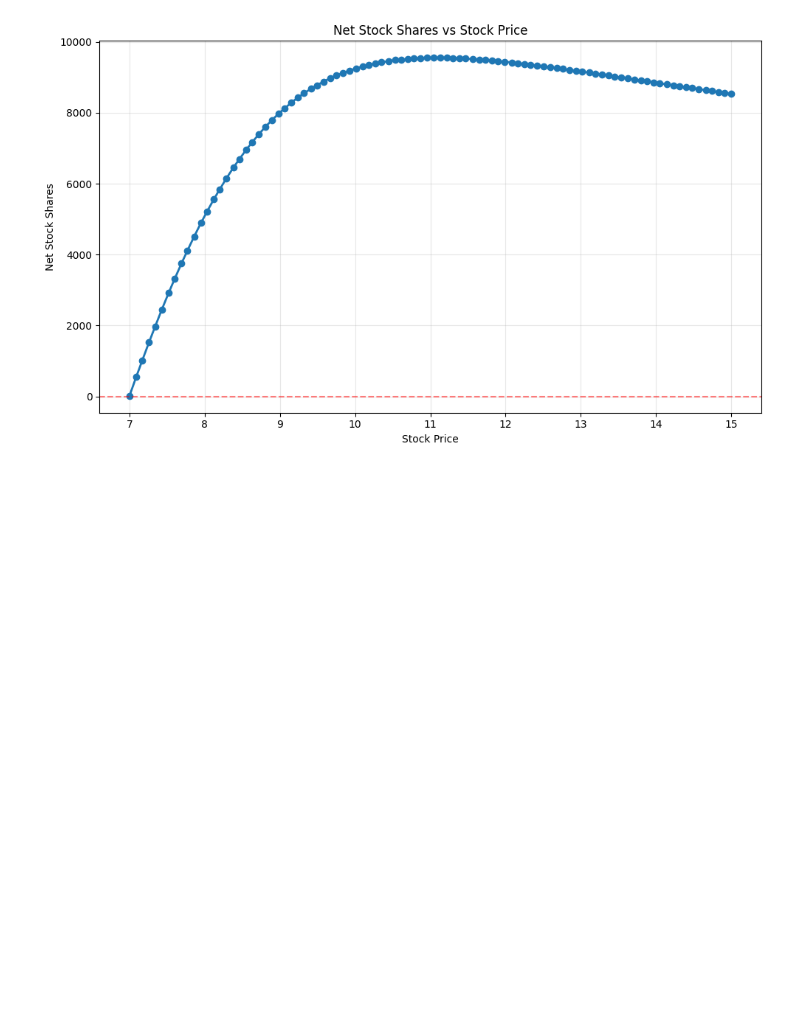
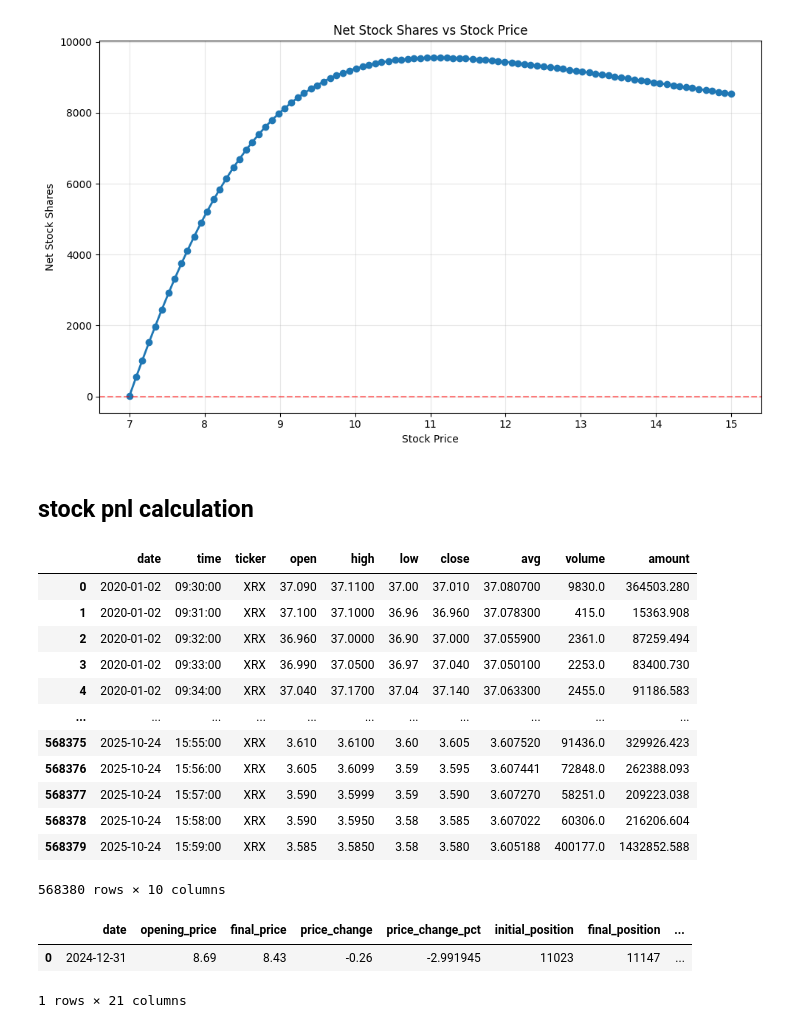
Before and after one commit to youngyicheng/credit_research, a Jupyter notebook: demo_w_option.ipynb, the cells around one changed output. Saved outputs shown, nothing was run; the diff lists cells and outputs as text; code cells hidden in the pictures; blank space fills up the shorter version.

Commit message:
fea: stock_pnl module

```diff
--- a/demo_w_option.ipynb
+++ b/demo_w_option.ipynb
@@ -234,3 +234,23 @@ plt.tight_layout()
 plt.show()
 # %% [output]
 [figure]
+# %% [markdown]
+## stock pnl calculation
+# %%
+XRX_stock_data = pd.read_parquet('/home/yicheng/credit/opt_stock_data/stock_data_XRX_minute.parquet')
+# %%
+XRX_stock_data
+# %% [output]
+|  | date | time | ticker | open | high | low | close | avg | volume | amount |
+| 0 | 2020-01-02 | 09:30:00 | XRX | 37.090 | 37.1100 | 37.00 | 37.010 | 37.080700 | 9830.0 | 364503.280 |
+| 1 | 2020-01-02 | 09:31:00 | XRX | 37.100 | 37.1000 | 36.96 | 36.960 | 37.078300 | 415.0 | 15363.908 |
+| 2 | 2020-01-02 | 09:32:00 | XRX | 36.960 | 37.0000 | 36.90 | 37.000 | 37.055900 | 2361.0 | 87259.494 |
+| 3 | 2020-01-02 | 09:33:00 | XRX | 36.990 | 37.0500 | 36.97 | 37.040 | 37.050100 | 2253.0 | 83400.730 |
+| 4 | 2020-01-02 | 09:34:00 | XRX | 37.040 | 37.1700 | 37.04 | 37.140 | 37.063300 | 2455.0 | 91186.583 |
+| ... | ... | ... | ... | ... | ... | ... | ... | ... | ... | ... |
+| 568375 | 2025-10-24 | 15:55:00 | XRX | 3.610 | 3.6100 | 3.60 | 3.605 | 3.607520 | 91436.0 | 329926.423 |
+| 568376 | 2025-10-24 | 15:56:00 | XRX | 3.605 | 3.6099 | 3.59 | 3.595 | 3.607441 | 72848.0 | 262388.093 |
+| 568377 | 2025-10-24 | 15:57:00 | XRX | 3.590 | 3.5999 | 3.59 | 3.590 | 3.607270 | 58251.0 | 209223.038 |
+| 568378 | 2025-10-24 | 15:58:00 | XRX | 3.590 | 3.5950 | 3.58 | 3.585 | 3.607022 | 60306.0 | 216206.604 |
+| 568379 | 2025-10-24 | 15:59:00 | XRX | 3.585 | 3.5850 | 3.58 | 3.580 | 3.605188 | 400177.0 | 1432852.588 |
+568380 rows × 10 columns
@@ -236,0 +260,6 @@ plt.show()
+# %%
+pnl_merge
+# %% [output]
+|  | date | opening_price | final_price | price_change | price_change_pct | initial_position | final_position | ... |
+| 0 | 2024-12-31 | 8.69 | 8.43 | -0.26 | -2.991945 | 11023 | 11147 | ... |
+1 rows × 21 columns
```
Also changed, not shown: parts of 1 cell of this notebook, 1 other file.
